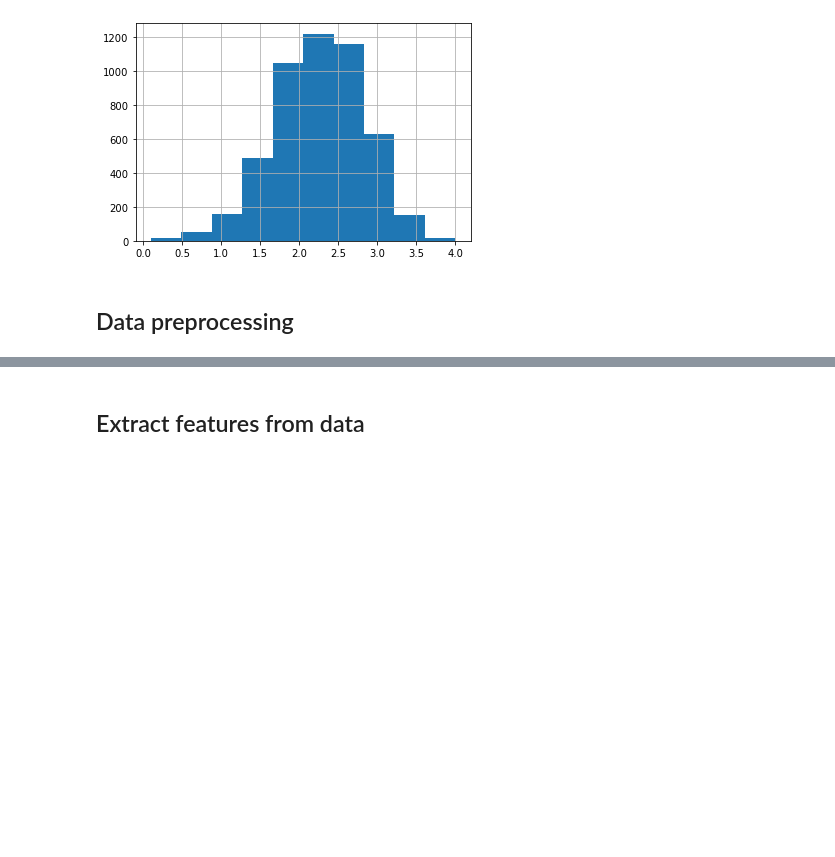
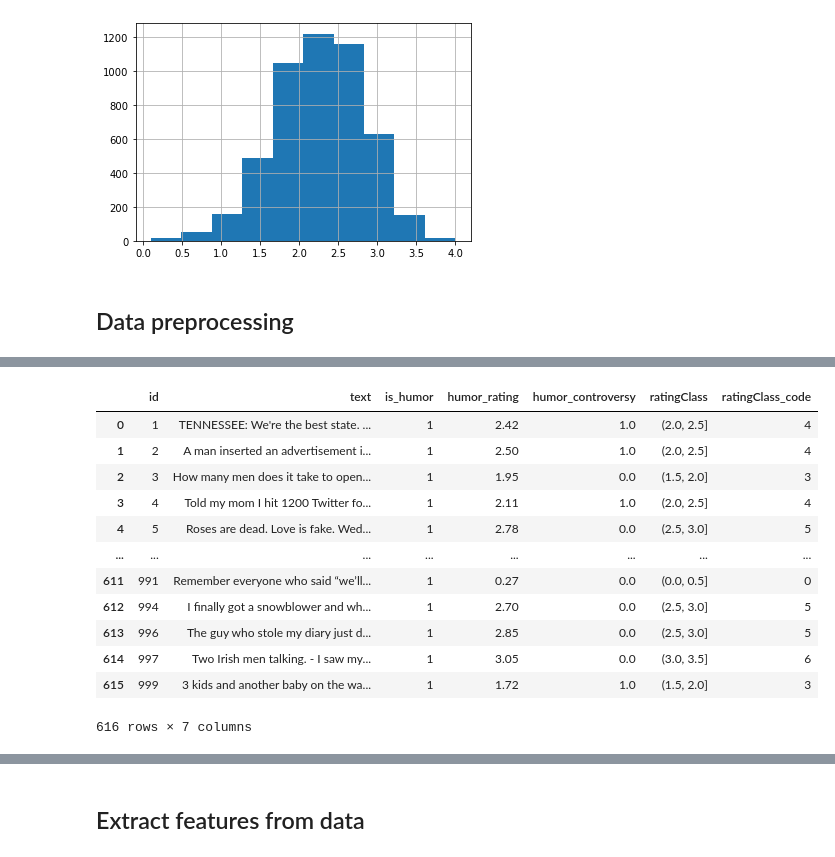
Before and after one commit to JayRx/IART, a Jupyter notebook: proj2/proj2.ipynb, the cells around one changed output, grey strips where cells are left out. Drawn from its saved outputs; the diff is of its cells as text; code cells hidden in the pictures; blank space fills up the shorter version.

Commit message:
Humor rating

```diff
--- a/proj2/proj2.ipynb
+++ b/proj2/proj2.ipynb
@@ -15,7 +15,8 @@ from nltk.stem import WordNetLemmatizer
 lemmatizer = WordNetLemmatizer()
 
 # Importing dataset
-dataset = pd.read_csv('files/train.csv', nrows=8000)
+#dataset = pd.read_csv('files/train.csv', nrows=8000)
+dataset = pd.read_csv('files/train.csv', nrows=1000)
 print(dataset.shape)
 print(dataset.head())
 # %% [output]
@@ -309,0 +314,10 @@ for i in range(0,dataset.shape[0]):
+# %%
+# creating a new dataset only with humor sentences (for humor_rating)
+rating_dataset = dataset.copy(deep=True)
+
+# dropping is_humor = 0 values
+rating_dataset.dropna(inplace=True)
+# resets the index
+rating_dataset.reset_index(drop=True, inplace=True)
+rating_dataset.isnull().sum()
+print(rating_dataset.head(8))
@@ -309,0 +344,21 @@ for i in range(0,dataset.shape[0]):
+# %%
+bins = [0, 0.5, 1, 1.5, 2, 2.5, 3, 3.5, 4, 4.5, 5]
+rating_dataset['ratingClass'] = pd.cut(rating_dataset['humor_rating'], bins).astype('category')
+rating_dataset['ratingClass_code'] = rating_dataset['ratingClass'].cat.codes
+rating_dataset
+
+#pd.get_dummies(rating_dataset, columns=["ratingClass"]).head()
+# %% [output]
+|  | id | text | is_humor | humor_rating | humor_controversy | ratingClass | ratingClass_code |
+| 0 | 1 | TENNESSEE: We're the best state. ... | 1 | 2.42 | 1.0 | (2.0, 2.5] | 4 |
+| 1 | 2 | A man inserted an advertisement i... | 1 | 2.50 | 1.0 | (2.0, 2.5] | 4 |
+| 2 | 3 | How many men does it take to open... | 1 | 1.95 | 0.0 | (1.5, 2.0] | 3 |
+| 3 | 4 | Told my mom I hit 1200 Twitter fo... | 1 | 2.11 | 1.0 | (2.0, 2.5] | 4 |
+| 4 | 5 | Roses are dead. Love is fake. Wed... | 1 | 2.78 | 0.0 | (2.5, 3.0] | 5 |
+| ... | ... | ... | ... | ... | ... | ... | ... |
+| 611 | 991 | Remember everyone who said “we’ll... | 1 | 0.27 | 0.0 | (0.0, 0.5] | 0 |
+| 612 | 994 | I finally got a snowblower and wh... | 1 | 2.70 | 0.0 | (2.5, 3.0] | 5 |
+| 613 | 996 | The guy who stole my diary just d... | 1 | 2.85 | 0.0 | (2.5, 3.0] | 5 |
+| 614 | 997 | Two Irish men talking. - I saw my... | 1 | 3.05 | 0.0 | (3.0, 3.5] | 6 |
+| 615 | 999 | 3 kids and another baby on the wa... | 1 | 1.72 | 1.0 | (1.5, 2.0] | 3 |
+616 rows × 7 columns
```
Also changed, not shown: parts of 24 cells of this notebook.
